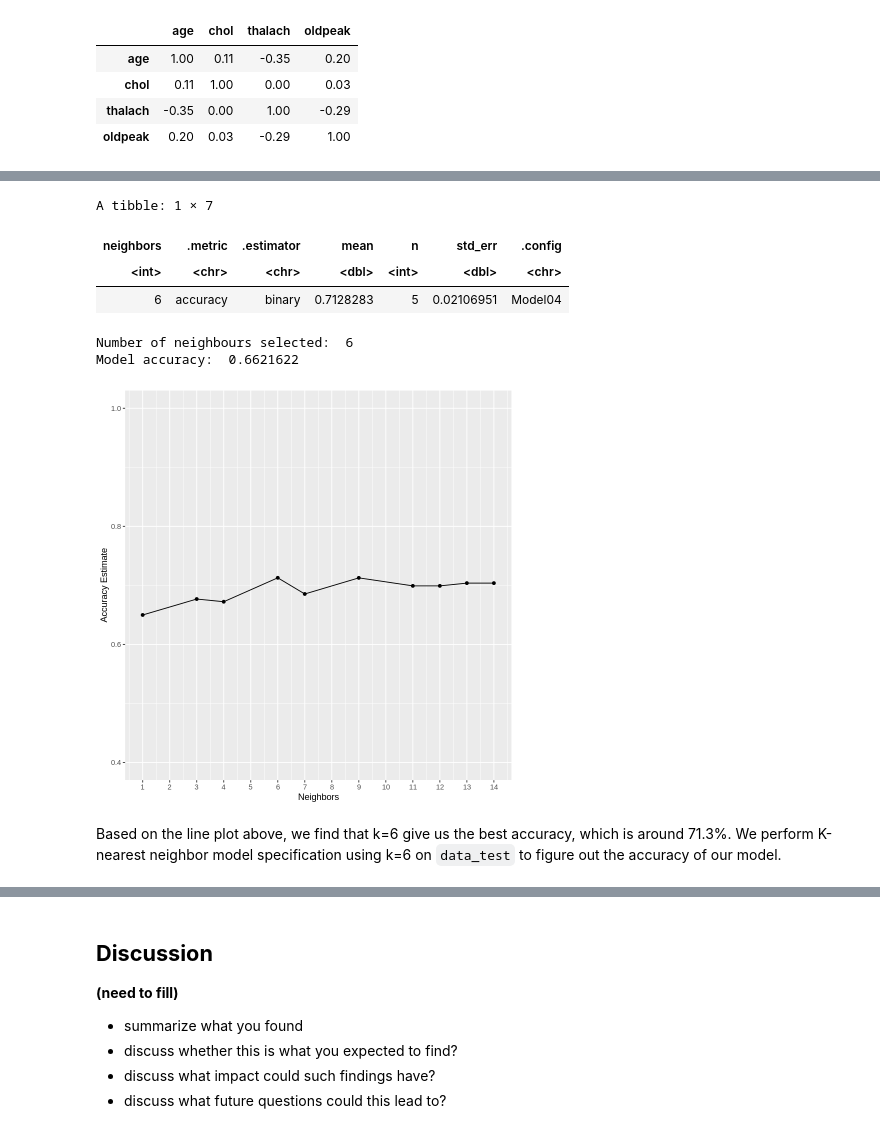
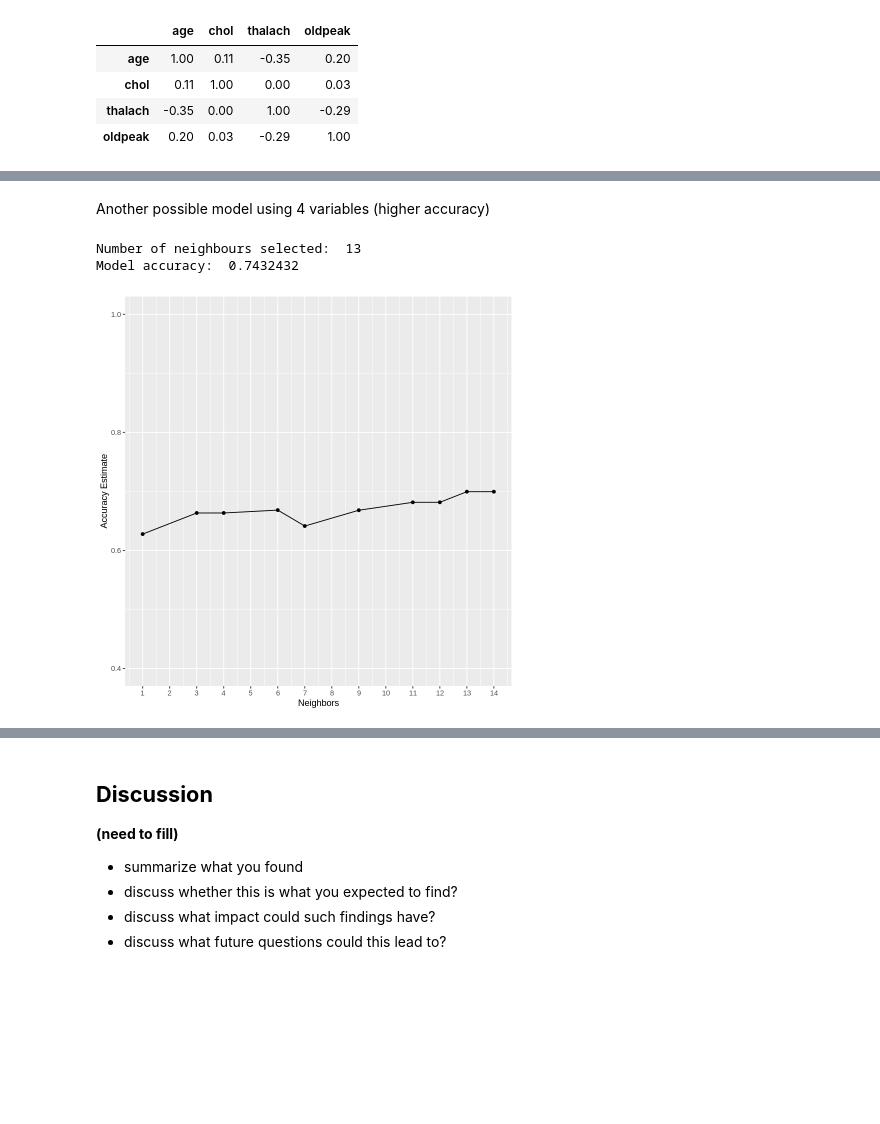
Before and after one commit to karrious/dsci-group-project-8, a Jupyter notebook: final_group_project.ipynb, the cells around one changed output, grey strips where cells are left out. Drawn from its saved outputs; the diff is of its cells as text; code cells hidden in the pictures; blank space fills up the shorter version.

Commit message:
Revert "finish data analysis part"
This reverts commit 12ce7131a0e74083d59e69df519dd4c1d38c349f

```diff
--- a/final_group_project.ipynb
+++ b/final_group_project.ipynb
@@ -310,9 +388,11 @@ Now we perform perform the actual Data Analysis. After analyzing the data visual
+# %% [markdown]
+Another possible model using 4 variables (higher accuracy)
 # %%
 # Set the seed
 set.seed(9999)
 
 # your code here
-recipe <- recipe(target ~ age + oldpeak + thalach, data = data_train)
+recipe <- recipe(target ~ age + oldpeak + thalach + chol, data = data_train)
 vfold <- vfold_cv(data_train, v = 5, strata = target)
 
 knn_tune <- nearest_neighbor(weight_func = "rectangular", neighbors = tune()) %>%
@@ -327,8 +407,6 @@ knn_results <- workflow() %>%
 
 accuracies <- knn_results %>%
        filter(.metric == "accuracy")
-max_accurcy<- accuracies %>% filter(mean == max(mean))
-max_accurcy
 
 cross_val_plot <- ggplot(accuracies, aes(x = neighbors, y = mean))+
        geom_point() +
@@ -339,39 +417,33 @@ cross_val_plot <- ggplot(accuracies, aes(x = neighbors, y = mean))+
 
 cross_val_plot
 
 k_min <- accuracies %>%
        arrange(desc(mean)) %>%
        slice(1) %>%
        pull(neighbors)
 
 # build model with thebest k
 model_best_spec <- nearest_neighbor(weight_func = "rectangular", neighbors = k_min) %>%
           set_engine("kknn") %>%
           set_mode("classification")
 
 model_best_fit <- workflow() %>%
           add_recipe(recipe) %>%
           add_model(model_best_spec) %>%
           fit(data = data_train)
 
 knn_accuracy <- model_best_fit %>%
             predict(data_test) %>%
             bind_cols(data_test) %>%
             metrics(truth = target, estimate = .pred_class) %>%
             filter(.metric == "accuracy") %>%
             select(.estimate) %>%
             pull()
 
 cat("Number of neighbours selected: ", k_min)
 cat("\n")
 cat("Model accuracy: ", knn_accuracy)
 # %% [output]
-A tibble: 1 × 7
+Number of neighbours selected:  13
+Model accuracy:  0.7432432
-| neighbors | .metric | .estimator | mean | n | std_err | .config |
-| <int> | <chr> | <chr> | <dbl> | <int> | <dbl> | <chr> |
-| 6 | accuracy | binary | 0.7128283 | 5 | 0.02106951 | Model04 |
-Number of neighbours selected:  6
-Model accuracy:  0.6621622
-[figure, old version]
+[figure, new version]
-# %% [markdown]
-Based on the line plot above, we find that k=6 give us the best accuracy, which is around 71.3%. We perform K-nearest neighbor model specification using k=6 on `data_test` to figure out the accuracy of our model.
```
Also changed, not shown: parts of 5 cells of this notebook.
